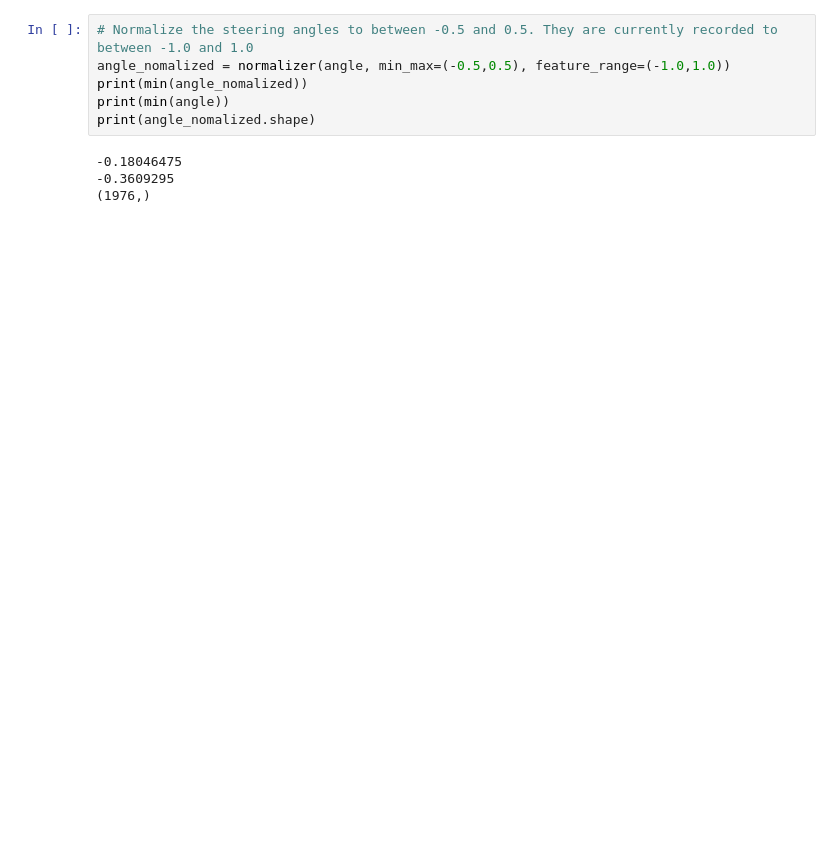
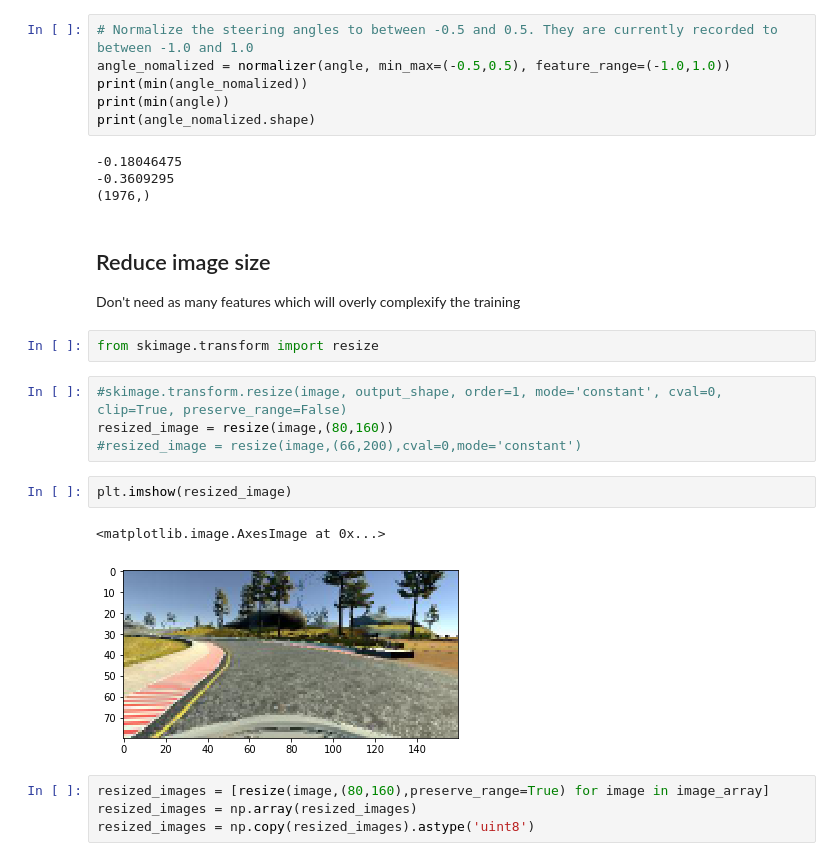
Before and after one commit to asadquraishi/behavioral_cloning_keras_project, a Jupyter notebook: behavioral_cloning_keras_project.ipynb, the cells around one changed output. Saved outputs shown, nothing was run; the diff lists cells and outputs as text; blank space fills up the shorter version.

Commit message:
Images and angles loaded, resized, normalized prior to notebook cleanup

```diff
--- a/behavioral_cloning_keras_project.ipynb
+++ b/behavioral_cloning_keras_project.ipynb
@@ -64,3 +94,21 @@ print(angle_nomalized.shape)
 -0.18046475
 -0.3609295
 (1976,)
+# %% [markdown]
+## Reduce image size
+Don't need as many features which will overly complexify the training
+# %%
+from skimage.transform import resize
+# %%
+#skimage.transform.resize(image, output_shape, order=1, mode='constant', cval=0, clip=True, preserve_range=False)
+resized_image = resize(image,(80,160))
+#resized_image = resize(image,(66,200),cval=0,mode='constant')
+# %%
+plt.imshow(resized_image)
+# %% [output]
+<matplotlib.image.AxesImage at 0x...>
+[figure, added]
+# %%
+resized_images = [resize(image,(80,160),preserve_range=True) for image in image_array]
+resized_images = np.array(resized_images)
+resized_images = np.copy(resized_images).astype('uint8')
```
Also changed, not shown: parts of 15 cells of this notebook.
